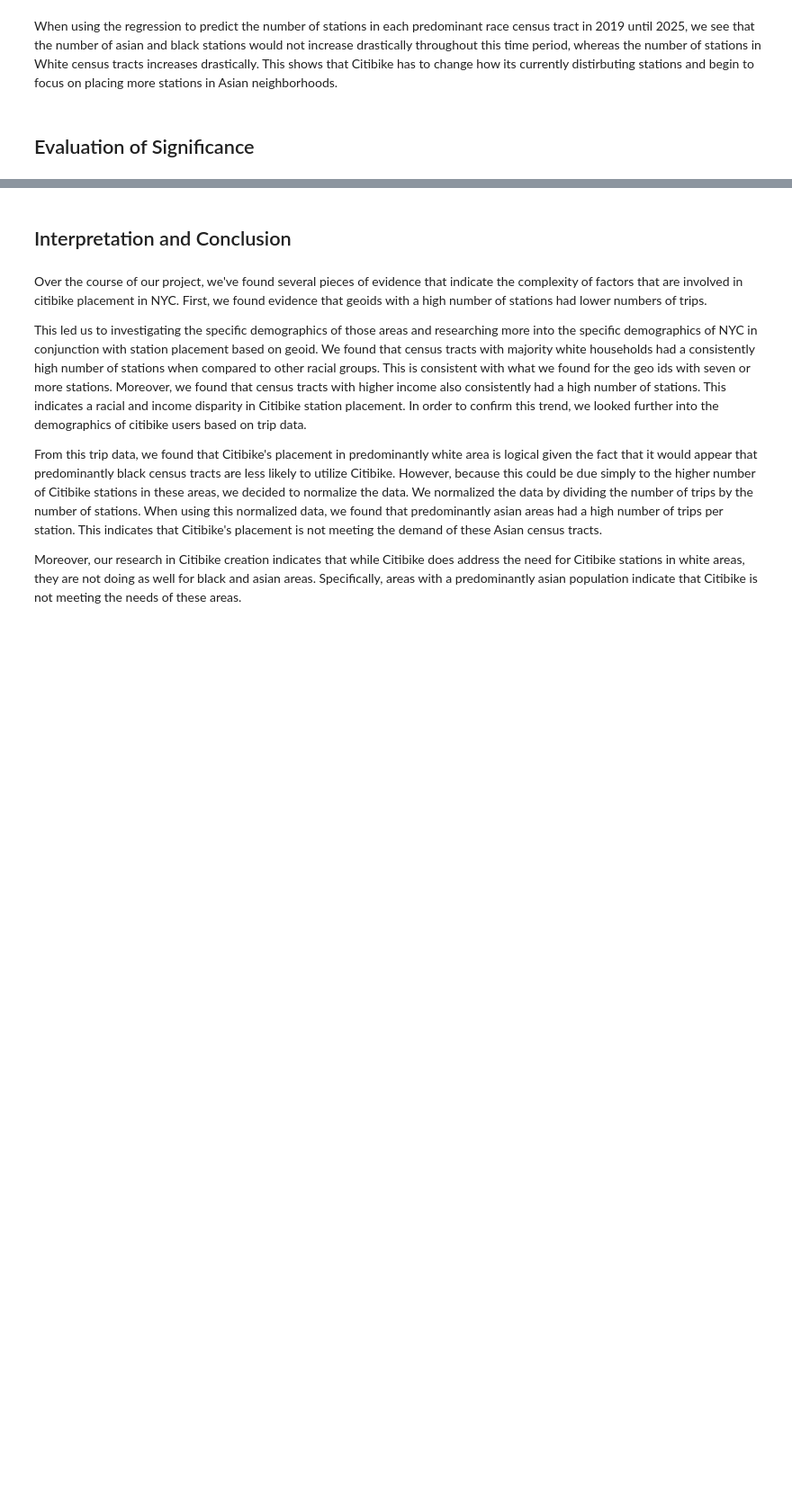
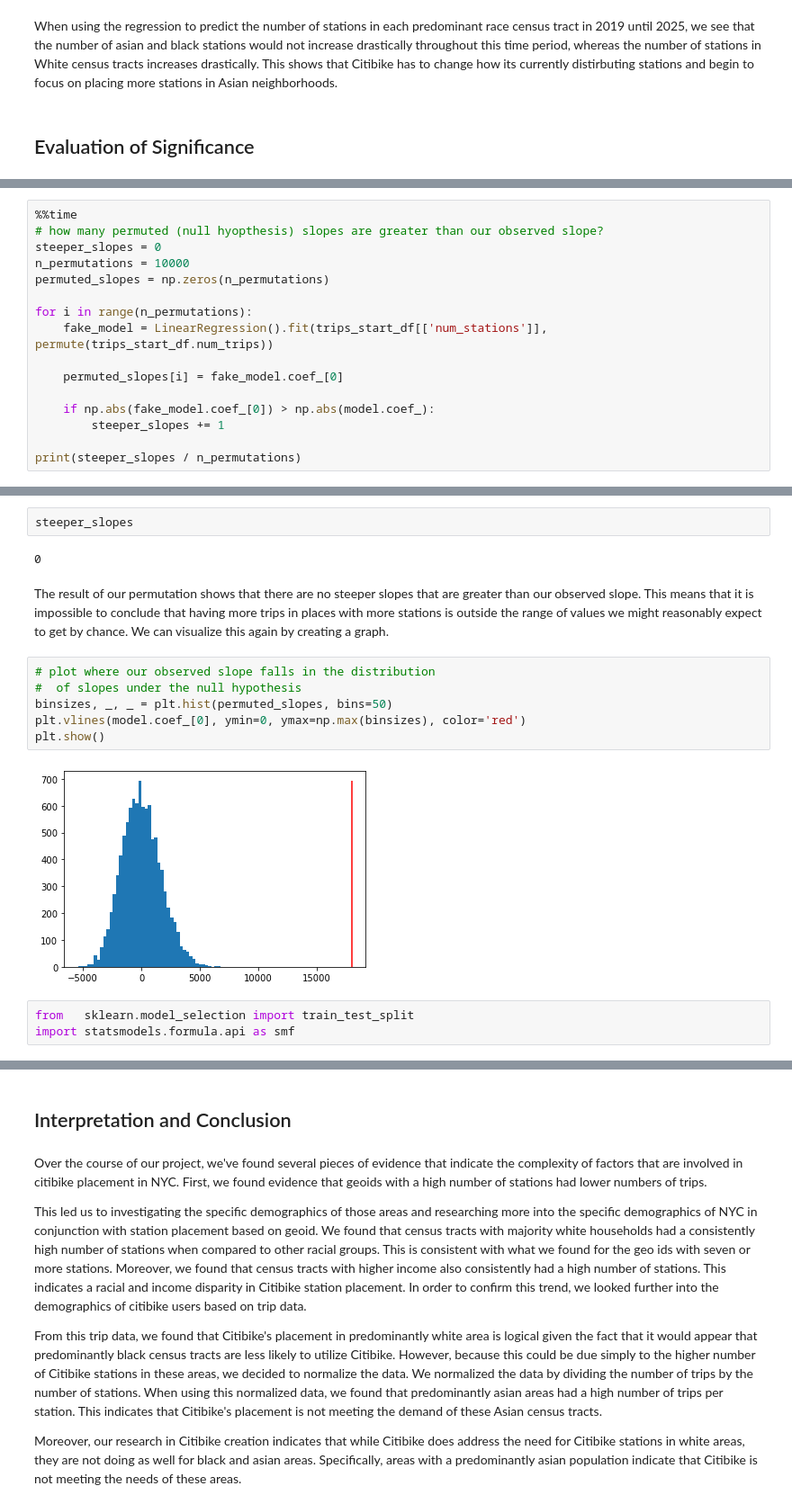
Before and after one commit to shljessie/INFO-2950, a Jupyter notebook: project_phase_submissions/phase4_new.ipynb, the cells around one changed output, grey strips where cells are left out. Shown: that part at 90% size. Cells and saved outputs as stored; diff of their text form; blank space fills up the shorter version.

```diff
--- a/project_phase_submissions/phase4_new.ipynb
+++ b/project_phase_submissions/phase4_new.ipynb
@@ -677,0 +805,16 @@ When using the regression to predict the number of stations in each predominant
+# %%
+%%time
+# how many permuted (null hyopthesis) slopes are greater than our observed slope?
+steeper_slopes = 0
+n_permutations = 10000
+permuted_slopes = np.zeros(n_permutations)
+
+for i in range(n_permutations):
+    fake_model = LinearRegression().fit(trips_start_df[['num_stations']], permute(trips_start_df.num_trips))
+
+    permuted_slopes[i] = fake_model.coef_[0]
+
+    if np.abs(fake_model.coef_[0]) > np.abs(model.coef_):
+        steeper_slopes += 1
+
+print(steeper_slopes / n_permutations)
@@ -677,0 +825,18 @@ When using the regression to predict the number of stations in each predominant
+# %%
+steeper_slopes
+# %% [output]
+0
+# %% [markdown]
+The result of our permutation shows that there are no steeper slopes that are greater than our observed slope. This means that it is impossible to conclude that having more trips in places with more stations is outside the range of values we might reasonably expect to get by chance.
+We can visualize this again by creating a graph.
+# %%
+# plot where our observed slope falls in the distribution
+#  of slopes under the null hypothesis
+binsizes, _, _ = plt.hist(permuted_slopes, bins=50)
+plt.vlines(model.coef_[0], ymin=0, ymax=np.max(binsizes), color='red')
+plt.show()
+# %% [output]
+[figure, added]
+# %%
+from   sklearn.model_selection import train_test_split
+import statsmodels.formula.api as smf
```
Also changed, not shown: parts of 24 cells of this notebook, 1 other file.
